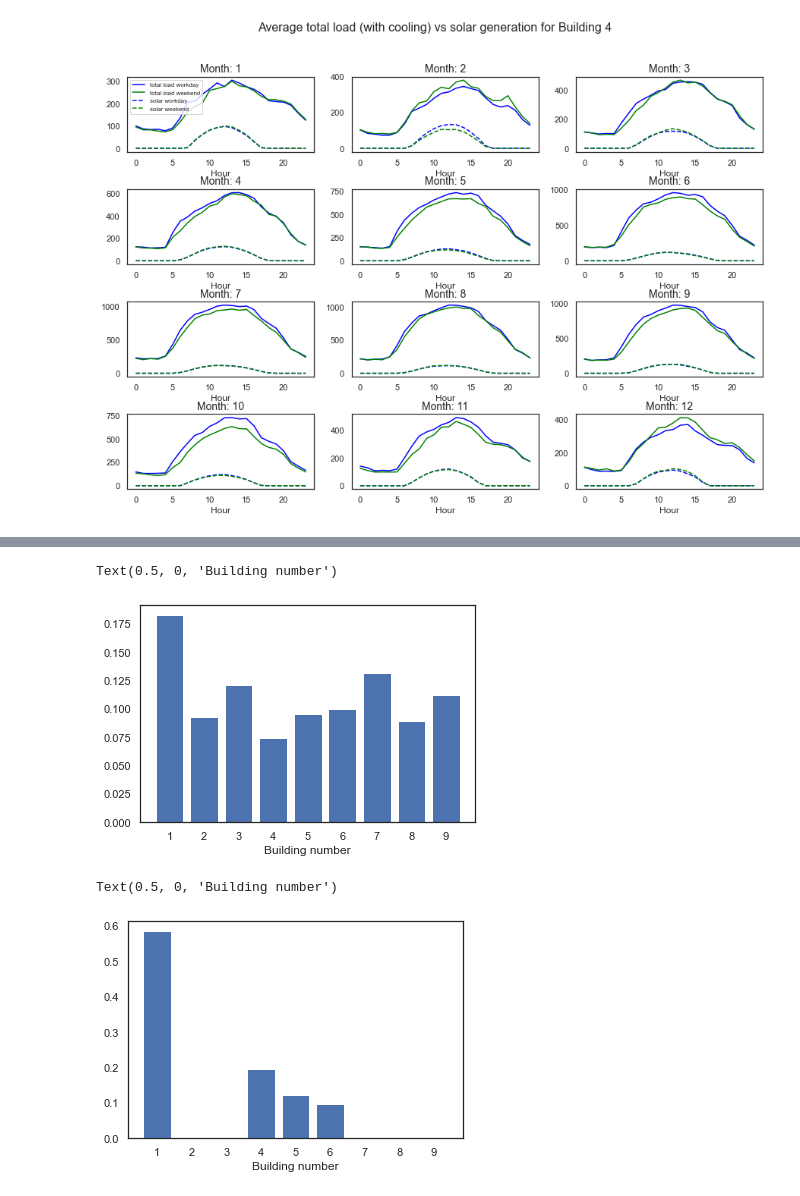
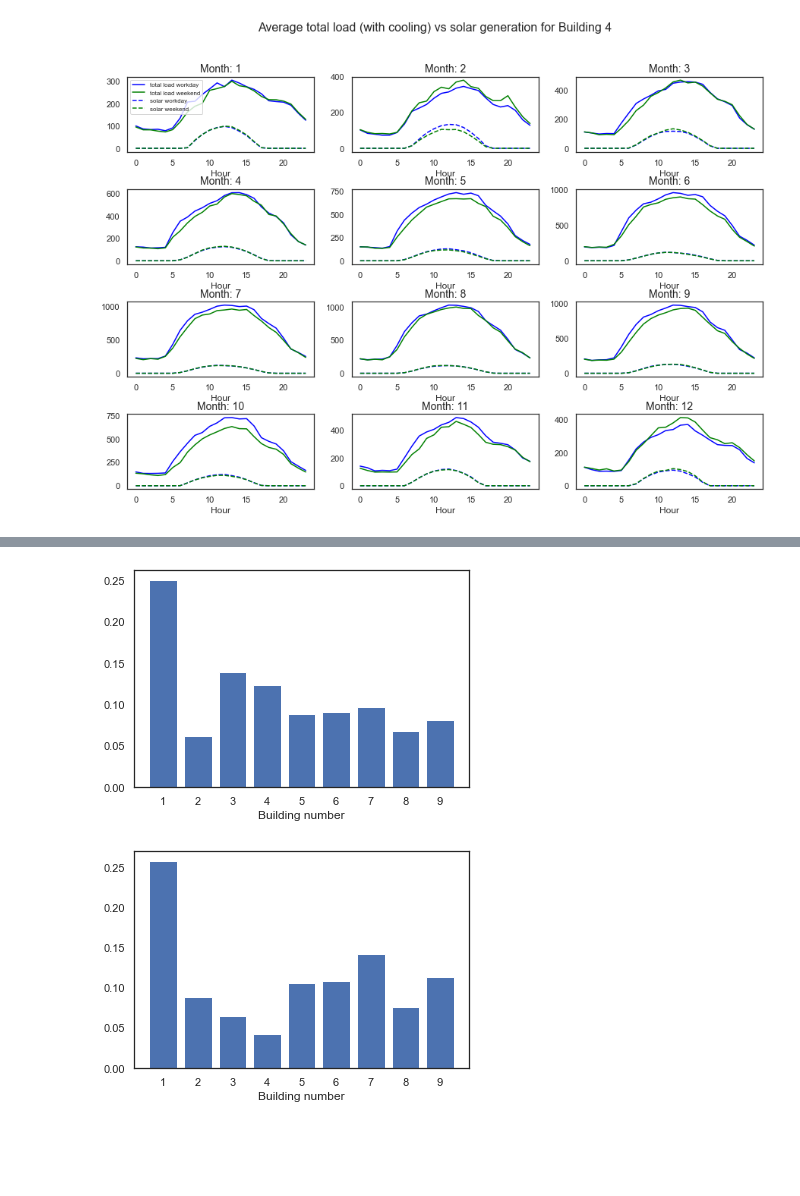
Before and after one commit to erickCantu/TheGreenCitySolutionsGroup, a Jupyter notebook: notebooks/EDA_data_visualization.ipynb, the cells around one changed output, grey strips where cells are left out. Drawn from its saved outputs; the diff is of its cells as text; code cells hidden in the pictures; blank space fills up the shorter version.

```diff
--- a/notebooks/EDA_data_visualization.ipynb
+++ b/notebooks/EDA_data_visualization.ipynb
@@ -734,29 +765,29 @@ plt.show()
 total_demand = []
 for building_nr in range(1,10):
     df = pd.read_csv(f"../data/preprocessed/Building_{building_nr}.csv").astype({'datetime': 'datetime64'}).set_index('datetime')
-    total_demand.append(df['net_load_kW'].sum())
+    total_demand.append(df['cooling_load_kW'].sum())
 
 df = pd.read_csv(f"../data/preprocessed/Agg_buildings.csv").astype({'datetime': 'datetime64'}).set_index('datetime')
-total_all = df['net_load_kW'].sum()
+total_all = df['cooling_load_kW'].sum()
 
 plt.bar(x=[1,2,3,4,5,6,7,8,9], height=total_demand/total_all)
 plt.xticks([1,2,3,4,5,6,7,8,9],[1,2,3,4,5,6,7,8,9])
 plt.xlabel('Building number')
+plt.show()
 # %% [output]
-Text(0.5, 0, 'Building number')
-[figure, old version]
+[figure, new version]
 # %%
 total_demand = []
 for building_nr in range(1,10):
     df = pd.read_csv(f"../data/preprocessed/Building_{building_nr}.csv").astype({'datetime': 'datetime64'}).set_index('datetime')
-    total_demand.append(df['solar_generation_kW'].sum())
+    total_demand.append(df['equipment_electric_power_kW'].sum())
 
 df = pd.read_csv(f"../data/preprocessed/Agg_buildings.csv").astype({'datetime': 'datetime64'}).set_index('datetime')
-total_all = df['solar_generation_kW'].sum()
+total_all = df['equipment_electric_power_kW'].sum()
 
 plt.bar(x=[1,2,3,4,5,6,7,8,9], height=total_demand/total_all)
 plt.xticks([1,2,3,4,5,6,7,8,9],[1,2,3,4,5,6,7,8,9])
 plt.xlabel('Building number')
+plt.show()
 # %% [output]
-Text(0.5, 0, 'Building number')
-[figure, old version]
+[figure, new version]
```
Also changed, not shown: parts of 9 cells of this notebook, 5 other files.
